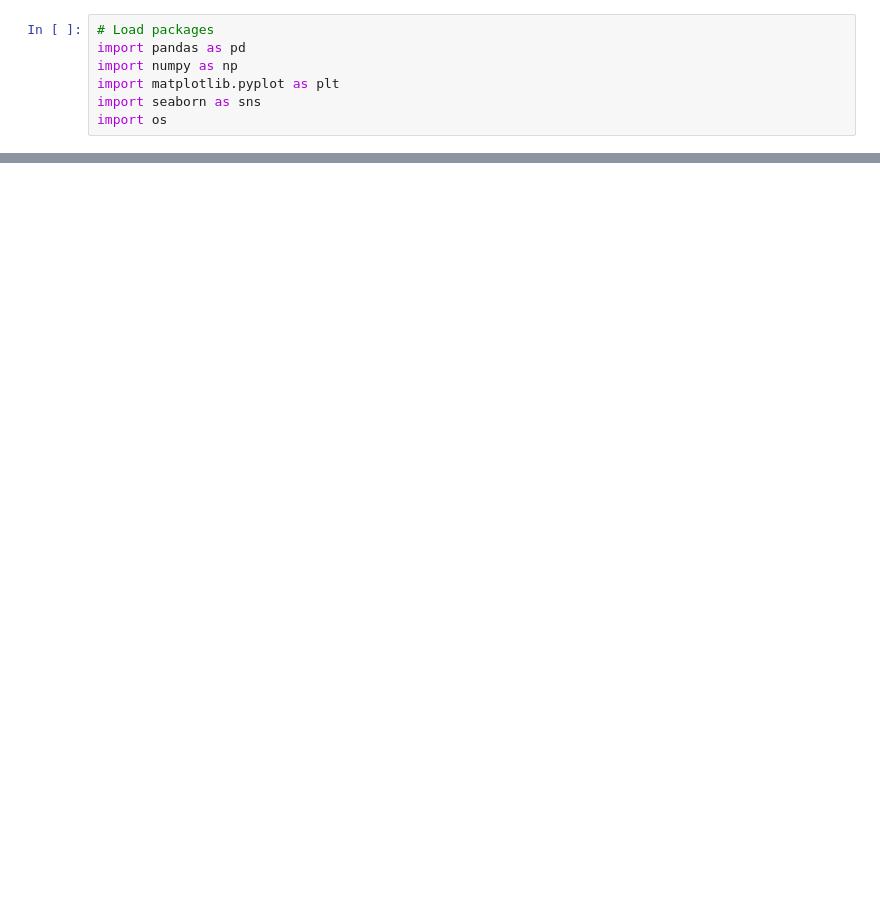
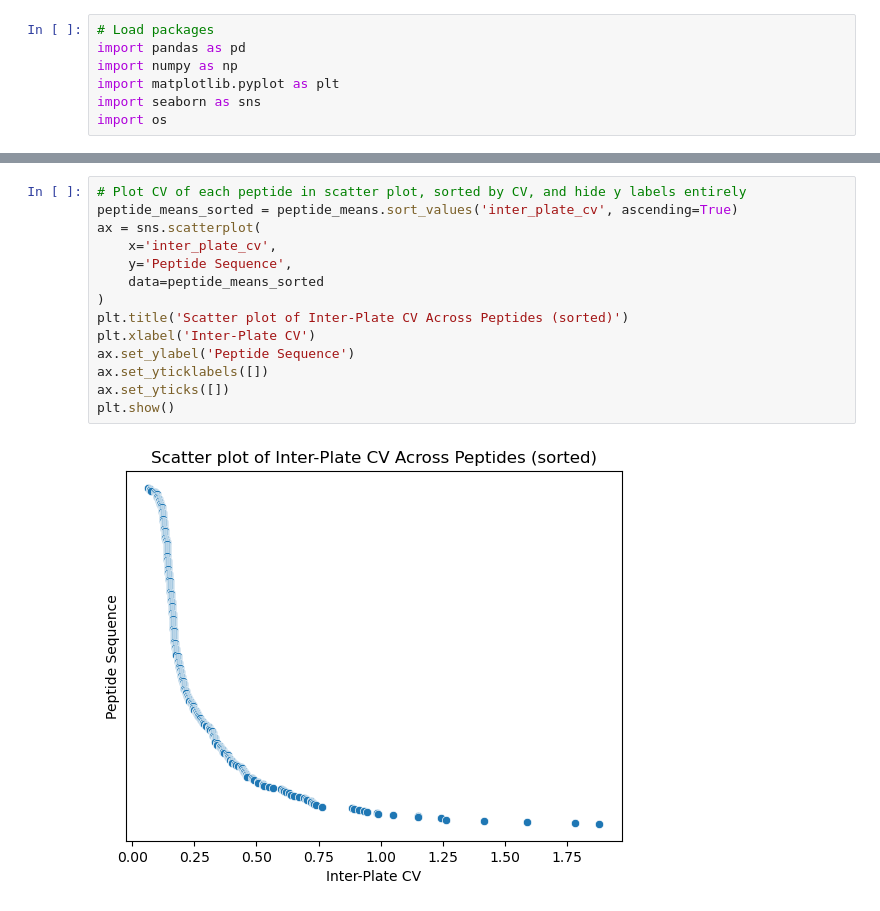
Before and after one commit to thanadol-git/kardemumma, a Jupyter notebook: ratio_picking.ipynb, the cells around one changed output, grey strips where cells are left out. Saved outputs shown, nothing was run; the diff lists cells and outputs as text; blank space fills up the shorter version.

```diff
--- a/ratio_picking.ipynb
+++ b/ratio_picking.ipynb
@@ -166,0 +344,16 @@ plt.show()
+# %%
+# Plot CV of each peptide in scatter plot, sorted by CV, and hide y labels entirely
+peptide_means_sorted = peptide_means.sort_values('inter_plate_cv', ascending=True)
+ax = sns.scatterplot(
+    x='inter_plate_cv',
+    y='Peptide Sequence',
+    data=peptide_means_sorted
+)
+plt.title('Scatter plot of Inter-Plate CV Across Peptides (sorted)')
+plt.xlabel('Inter-Plate CV')
+ax.set_ylabel('Peptide Sequence')
+ax.set_yticklabels([])
+ax.set_yticks([])
+plt.show()
+# %% [output]
+[figure, added]
```
Also changed, not shown: parts of 27 cells of this notebook.
